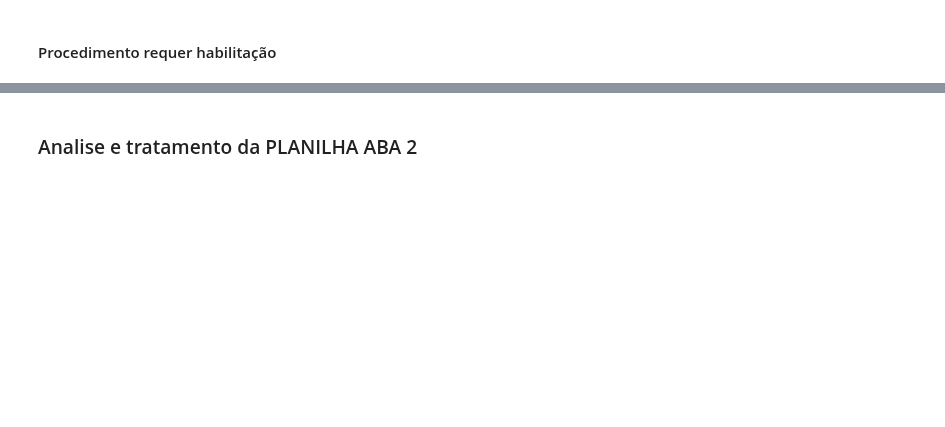
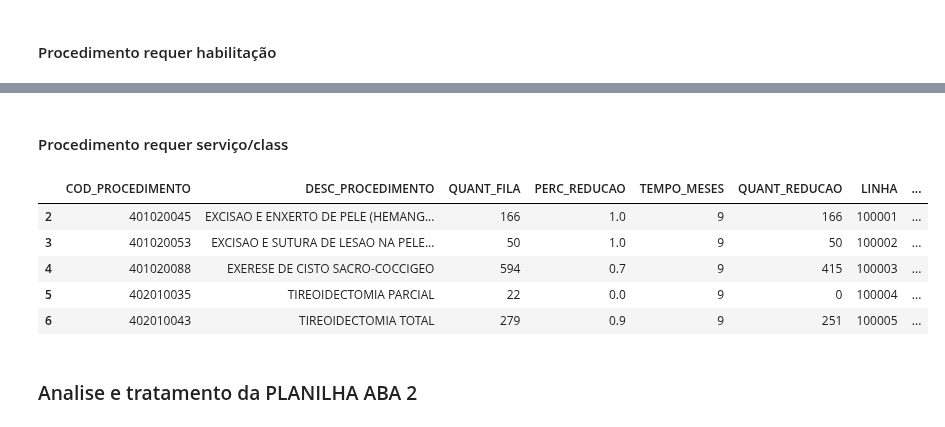
Before and after one commit to otavioaugust1/BOT_PORTARIA-90, a Jupyter notebook: validador.ipynb, the cells around one changed output, grey strips where cells are left out. Cells and saved outputs as stored; diff of their text form; code cells hidden in the pictures; blank space fills up the shorter version.

```diff
--- a/validador.ipynb
+++ b/validador.ipynb
@@ -124,3 +194,17 @@ df_planilha_aba1.head() # Exibe as 5 primeiras linhas do arquivo
+# %% [markdown]
+#### Procedimento requer serviço/class
+# %%
+df_sigtap_s = df_sigtap[['COD_PROCEDIMENTO','EXIGE SERVIÇO','CO_SERVICO','CO_CLASSIFICACAO']] # Cria um novo dataframe com as colunas 'COD_PROCEDIMENTO','EXIGE SERVICO','CO_SERVICO'
+df_sigtap_s.drop_duplicates(subset='COD_PROCEDIMENTO', keep='first', inplace=True) # Remove os valores duplicados da coluna 'COD_PROCEDIMENTO'
+df_planilha_aba1['PROC_SERVICO'] = df_planilha_aba1['COD_PROCEDIMENTO'].map(df_sigtap_s.set_index('COD_PROCEDIMENTO')['EXIGE SERVIÇO']) # Adiciona uma nova coluna com a informação de serviço do procedimento
+df_planilha_aba1.head() # Exibe as 5 primeiras linhas do arquivo
+# %% [output]
+|  | COD_PROCEDIMENTO | DESC_PROCEDIMENTO | QUANT_FILA | PERC_REDUCAO | TEMPO_MESES | QUANT_REDUCAO | LINHA | ... |
+| 2 | 401020045 | EXCISAO E ENXERTO DE PELE (HEMANG... | 166 | 1.0 | 9 | 166 | 100001 | ... |
+| 3 | 401020053 | EXCISAO E SUTURA DE LESAO NA PELE... | 50 | 1.0 | 9 | 50 | 100002 | ... |
+| 4 | 401020088 | EXERESE DE CISTO SACRO-COCCIGEO | 594 | 0.7 | 9 | 415 | 100003 | ... |
+| 5 | 402010035 | TIREOIDECTOMIA PARCIAL | 22 | 0.0 | 9 | 0 | 100004 | ... |
+| 6 | 402010043 | TIREOIDECTOMIA TOTAL | 279 | 0.9 | 9 | 251 | 100005 | ... |
 # %% [markdown]
 ### Analise e tratamento da PLANILHA ABA 2
 # %%
```
Also changed, not shown: parts of 44 cells of this notebook, 1 other file.
